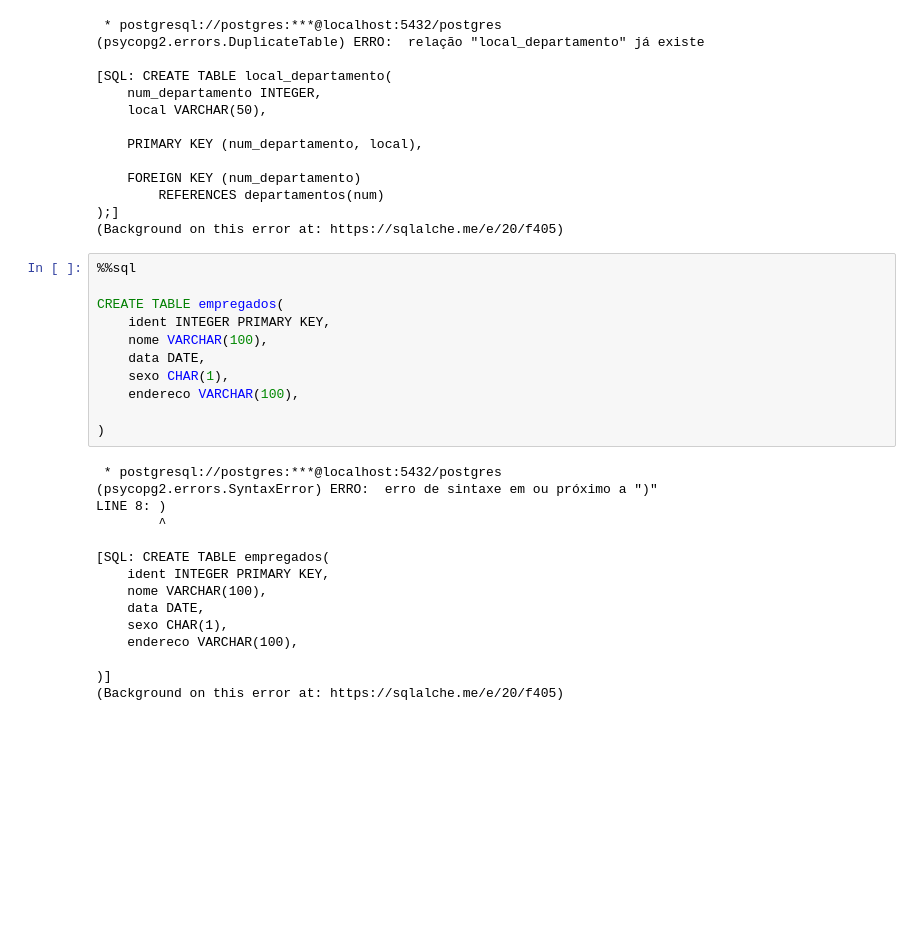
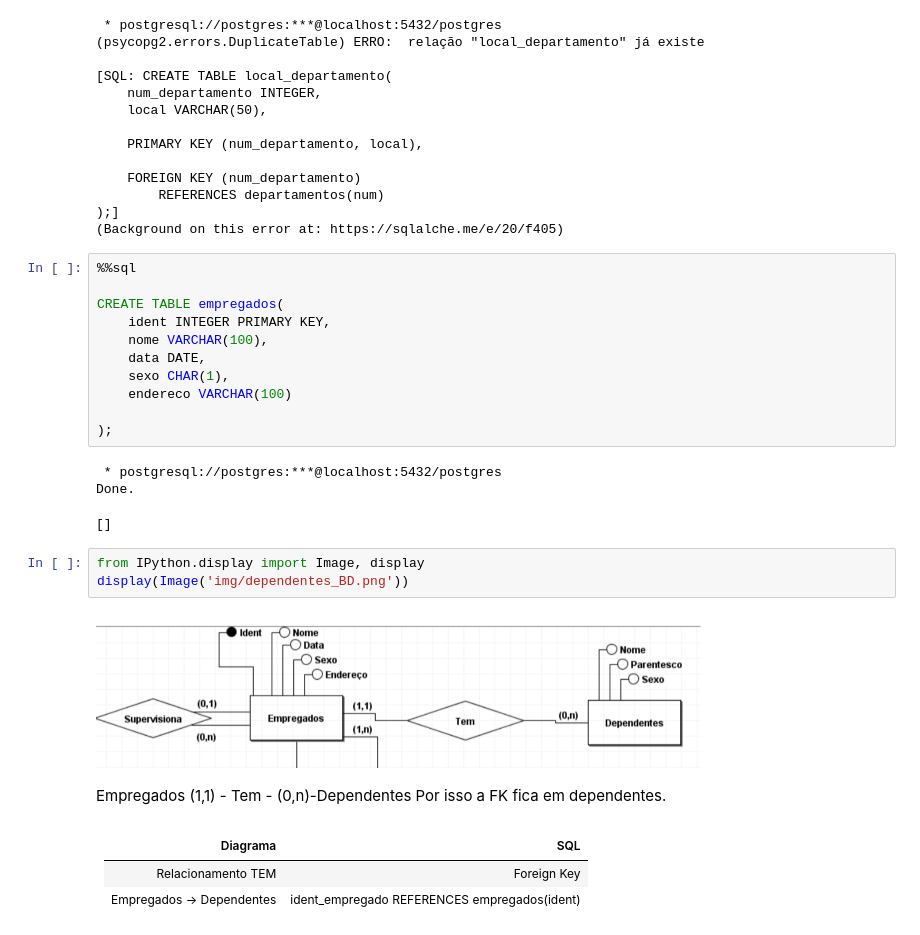
Before and after one commit to biancasipas/BancosDadosSQL, a Jupyter notebook: bd_aula2Parte02.ipynb, the cells around one changed output. Drawn from its saved outputs; the diff is of its cells as text; blank space fills up the shorter version.

```diff
--- a/bd_aula2Parte02.ipynb
+++ b/bd_aula2Parte02.ipynb
@@ -96,21 +101,22 @@ CREATE TABLE empregados(
     nome VARCHAR(100),
     data DATE,
     sexo CHAR(1),
-    endereco VARCHAR(100),
+    endereco VARCHAR(100)
 
-)
+);
 # %% [output]
  * postgresql://postgres:***@localhost:5432/postgres
-(psycopg2.errors.SyntaxError) ERRO:  erro de sintaxe em ou próximo a ")"
-LINE 8: )
-        ^
-
-[SQL: CREATE TABLE empregados(
-    ident INTEGER PRIMARY KEY,
-    nome VARCHAR(100),
-    data DATE,
-    sexo CHAR(1),
-    endereco VARCHAR(100),
-
-)]
-(Background on this error at: https://sqlalche.me/e/20/f405)
+Done.
+[]
+# %%
+from IPython.display import Image, display
+display(Image('img/dependentes_BD.png'))
+# %% [output]
+[figure, added]
+# %% [markdown]
+Empregados (1,1) - Tem - (0,n)-Dependentes Por isso a FK fica em dependentes.
+# %% [markdown]
+Diagrama                         | SQL
+---------------------------------|--------------------------------------------
+Relacionamento TEM               | Foreign Key
+Empregados -> Dependentes        | ident_empregado REFERENCES empregados(ident)
```
Also changed, not shown: parts of 3 cells of this notebook, 1 other file.
